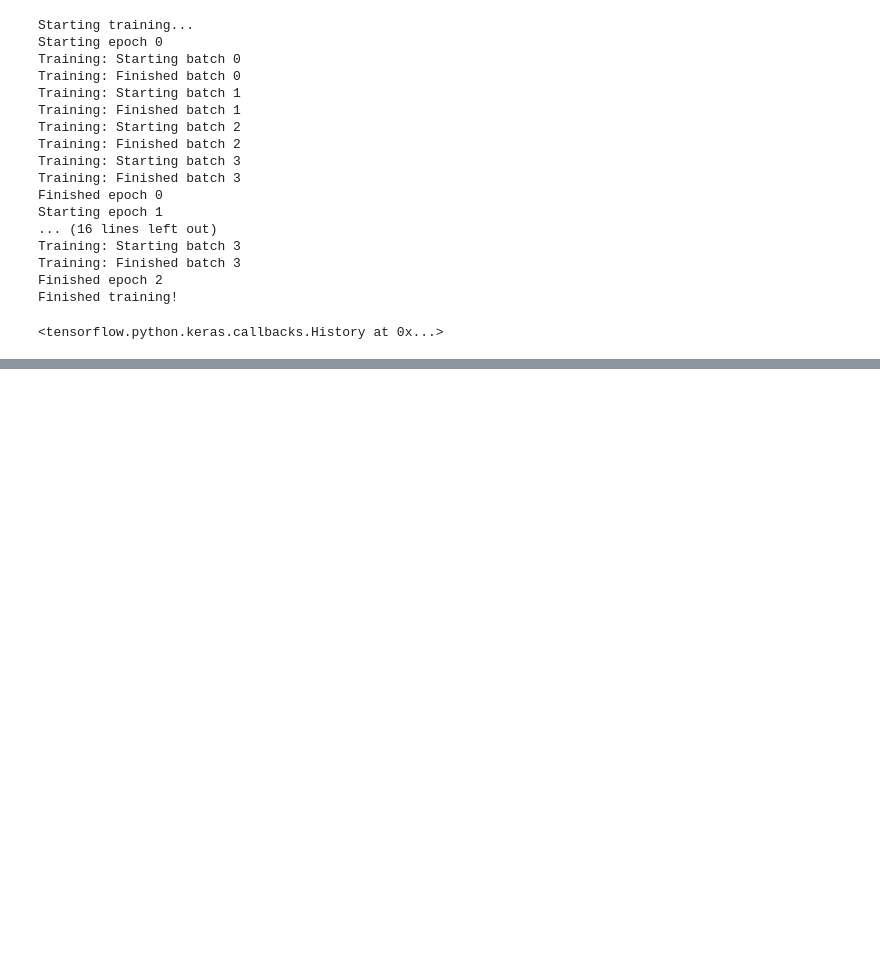
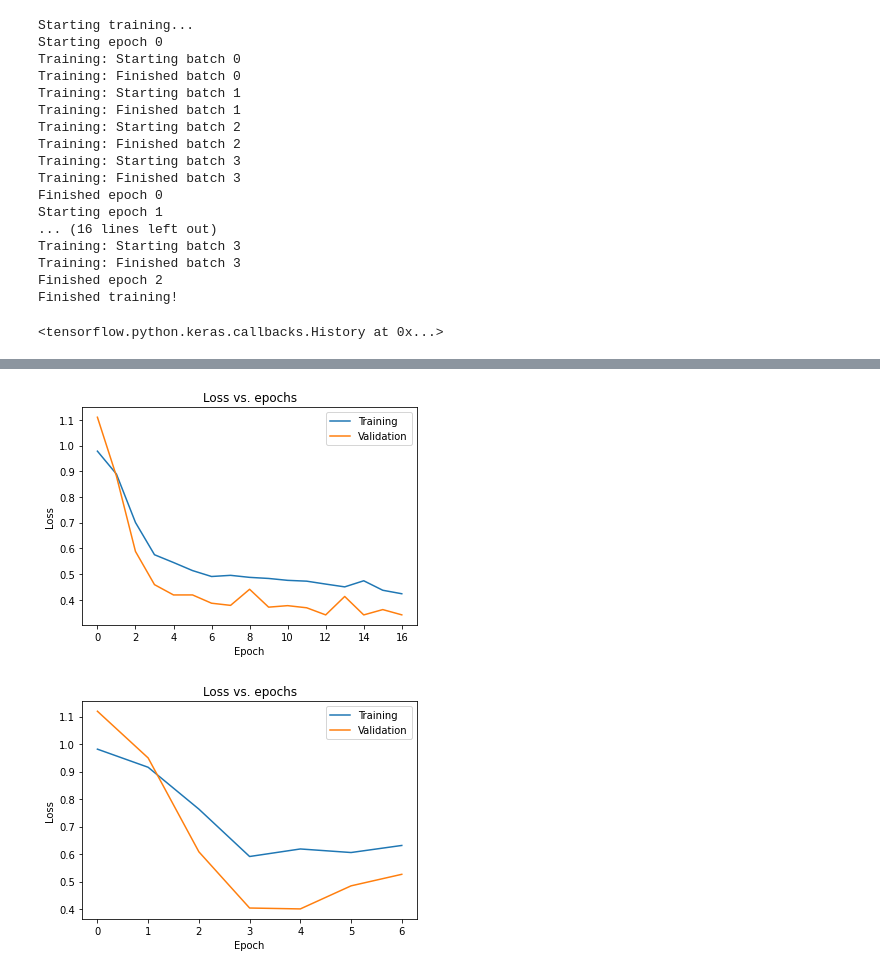
Before and after one commit to KevMCh/Getting-started-with-Tensorflow-2, a Jupyter notebook: ValidRegCallb.ipynb, the cells around one changed output, grey strips where cells are left out. Drawn from its saved outputs; the diff is of its cells as text; code cells hidden in the pictures; blank space fills up the shorter version.

Commit message:
Early Stopping

```diff
--- a/ValidRegCallb.ipynb
+++ b/ValidRegCallb.ipynb
@@ -162,6 +204,8 @@ class TrainingCallback(Callback):
 
   def on_train_end(self, logs=None):
     print("Finished training!")
+# %%
+model = get_regularised_model(1e-5, 0.3)
 # %%
 model.compile(optimizer="adam", loss="mse")
 # %%
@@ -249,0 +296,6 @@ array([[-0.6391612 ],
+# %%
+unregularised_model = get_model()
+unregularised_model.compile(optimizer='adam', loss='mse')
+unreg_history = unregularised_model.fit(train_data, train_targets, epochs=100,
+                                        validation_split=0.15, batch_size=64, verbose=False,
+                                        callbacks=[tf.keras.callbacks.EarlyStopping(patience=2)])
@@ -249,0 +307,12 @@ array([[-0.6391612 ],
+# %%
+regularised_model = get_regularised_model(1e-8, 0.2)
+regularised_model.compile(optimizer='adam', loss='mse')
+reg_history = regularised_model.fit(train_data, train_targets, epochs=100,
+                                        validation_split=0.15, batch_size=64, verbose=False,
+                                        callbacks=[tf.keras.callbacks.EarlyStopping(patience=2)])
+# %%
+plotLoss(unreg_history)
+plotLoss(reg_history)
+# %% [output]
+[figure, added]
+[figure, added]
```
Also changed, not shown: parts of 16 cells of this notebook.
